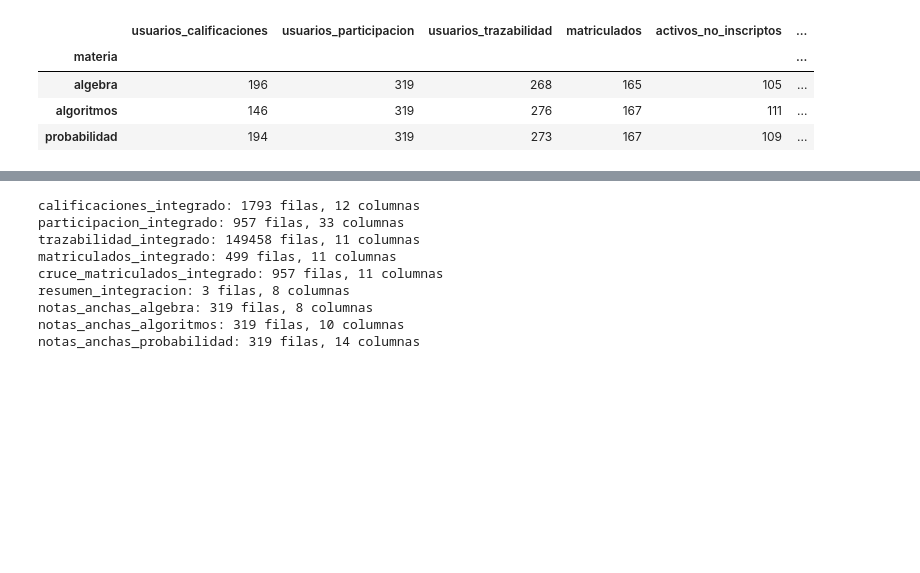
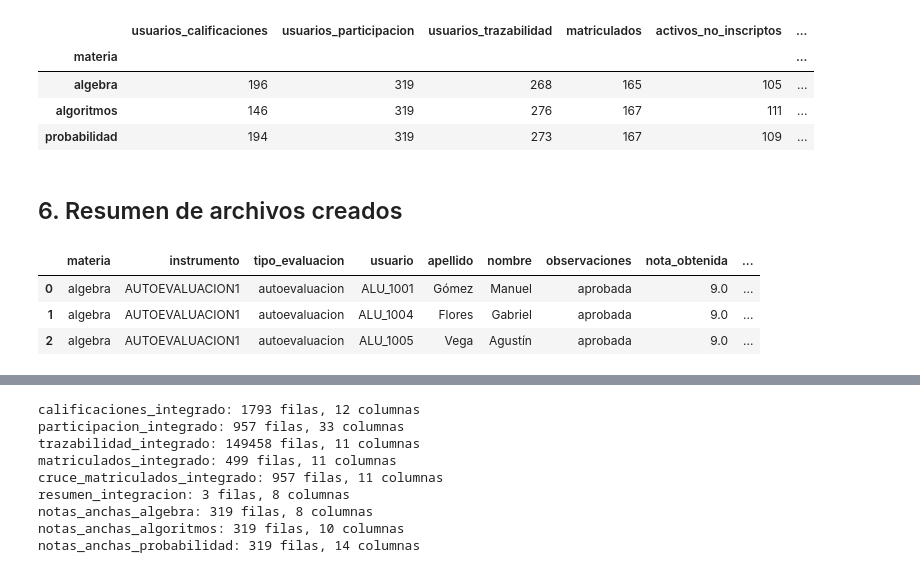
Before and after one commit to aronfraga/py.tpf.business.analytics, a Jupyter notebook: jupyter/integracion.ipynb, the cells around one changed output, grey strips where cells are left out. Saved outputs shown, nothing was run; the diff lists cells and outputs as text; code cells hidden in the pictures; blank space fills up the shorter version.

```diff
--- a/jupyter/integracion.ipynb
+++ b/jupyter/integracion.ipynb
@@ -320,3 +320,12 @@ resumen
 | algebra | 196 | 319 | 268 | 165 | 105 | ... |
 | algoritmos | 146 | 319 | 276 | 167 | 111 | ... |
 | probabilidad | 194 | 319 | 273 | 167 | 109 | ... |
+# %% [markdown]
+## 6. Resumen de archivos creados
+# %%
+display(df_calificaciones.head(3))
+# %% [output]
+|  | materia | instrumento | tipo_evaluacion | usuario | apellido | nombre | observaciones | nota_obtenida | ... |
+| 0 | algebra | AUTOEVALUACION1 | autoevaluacion | ALU_1001 | Gómez | Manuel | aprobada | 9.0 | ... |
+| 1 | algebra | AUTOEVALUACION1 | autoevaluacion | ALU_1004 | Flores | Gabriel | aprobada | 9.0 | ... |
+| 2 | algebra | AUTOEVALUACION1 | autoevaluacion | ALU_1005 | Vega | Agustín | aprobada | 9.0 | ... |
```
Also changed, not shown: parts of 7 cells of this notebook.
